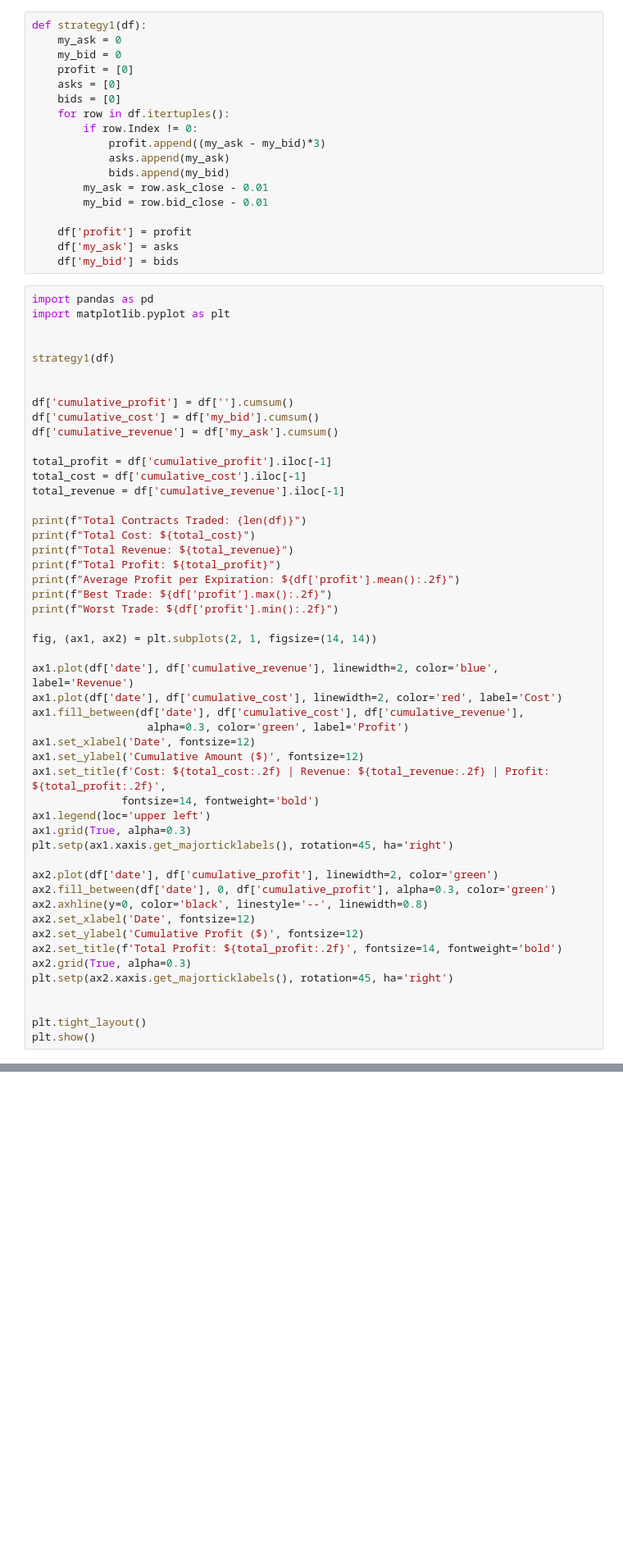
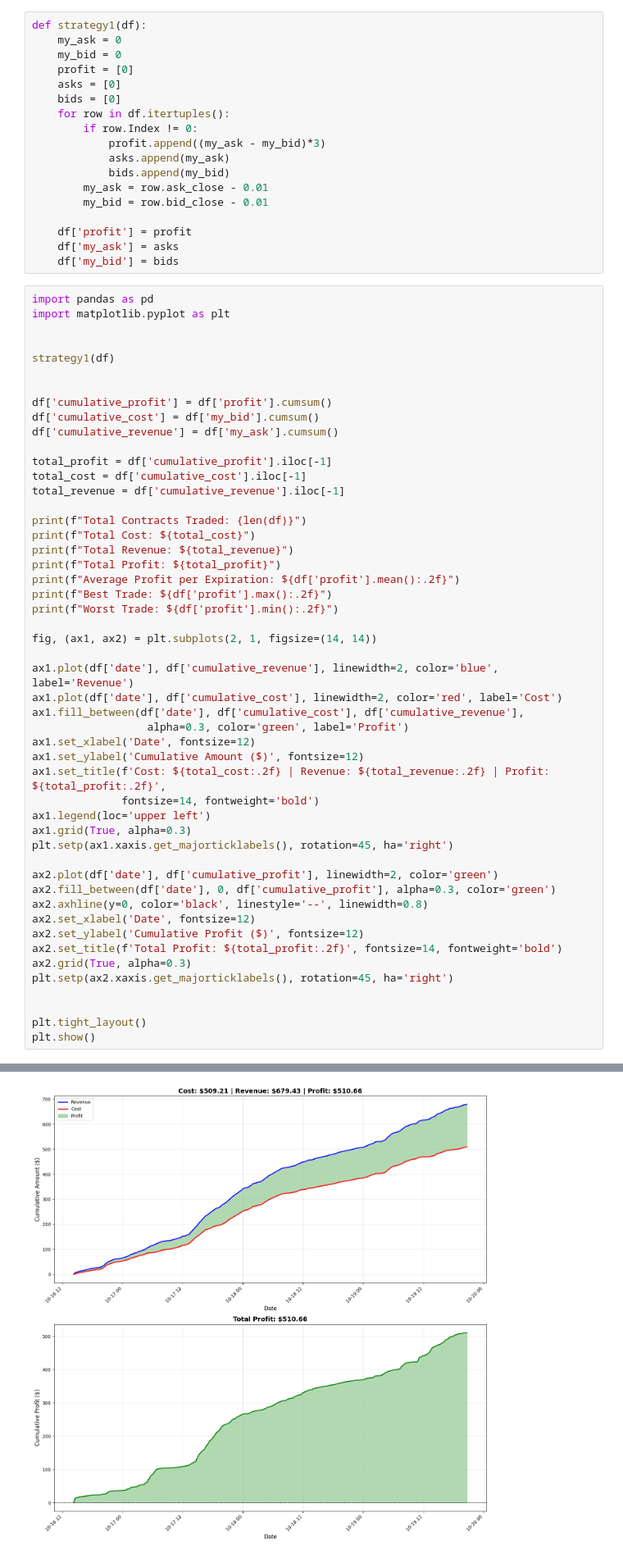
Before and after one commit to Abe21-dev/open-quant, a Jupyter notebook: src/core/strat_playground (1).ipynb, the cells around one changed output, grey strips where cells are left out. Shown at 82% size. Cells and saved outputs as stored; diff of their text form; blank space fills up the shorter version.

```diff
--- a/src/core/strat_playground (1).ipynb
+++ b/src/core/strat_playground (1).ipynb
@@ -367,7 +367,7 @@ import matplotlib.pyplot as plt
 strategy1(df)
 
 
-df['cumulative_profit'] = df[''].cumsum()
+df['cumulative_profit'] = df['profit'].cumsum()
 df['cumulative_cost'] = df['my_bid'].cumsum()
 df['cumulative_revenue'] = df['my_ask'].cumsum()
 
@@ -413,0 +420 @@ KeyError: ''
+[figure, added]
```
Also changed, not shown: parts of 1 cell of this notebook, 1 other file.
